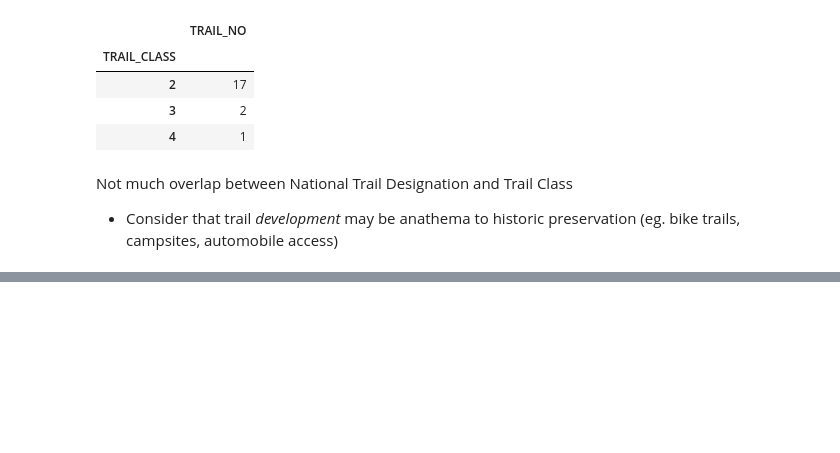
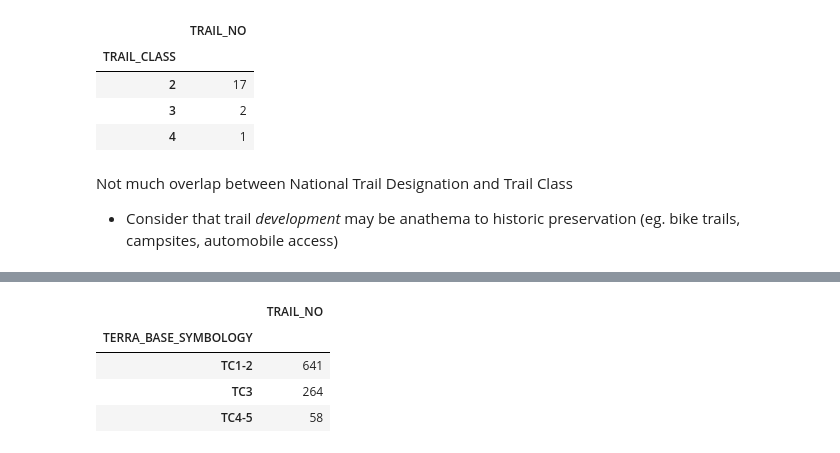
Before and after one commit to Ecboxer/Trails, a Jupyter notebook: Explore/SufficentData.ipynb, the cells around one changed output, grey strips where cells are left out. Saved outputs shown, nothing was run; the diff lists cells and outputs as text; code cells hidden in the pictures; blank space fills up the shorter version.

```diff
--- a/Explore/SufficentData.ipynb
+++ b/Explore/SufficentData.ipynb
@@ -442,0 +487,8 @@ Not much overlap between National Trail Designation and Trail Class
+# %%
+df[['TRAIL_NO']].groupby(by=df['TERRA_BASE_SYMBOLOGY']).count()
+# %% [output]
+|  | TRAIL_NO |
+| TERRA_BASE_SYMBOLOGY |  |
+| TC1-2 | 641 |
+| TC3 | 264 |
+| TC4-5 | 58 |
```
Also changed, not shown: parts of 30 cells of this notebook.
